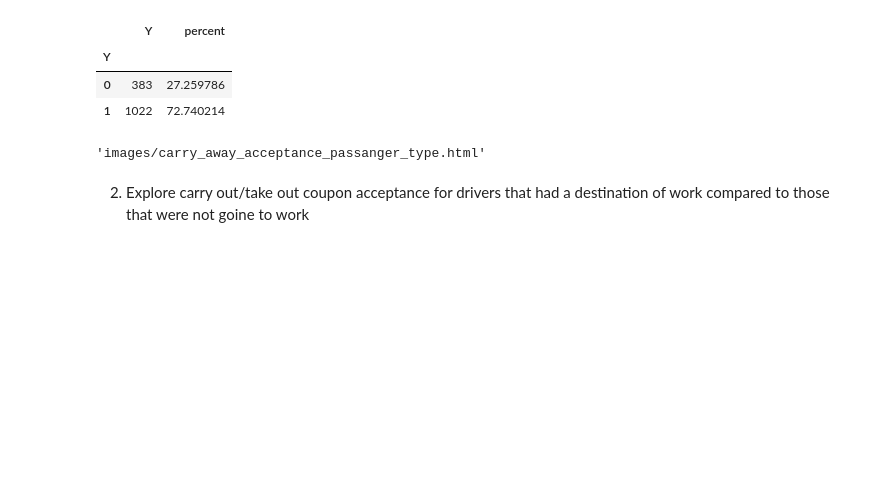
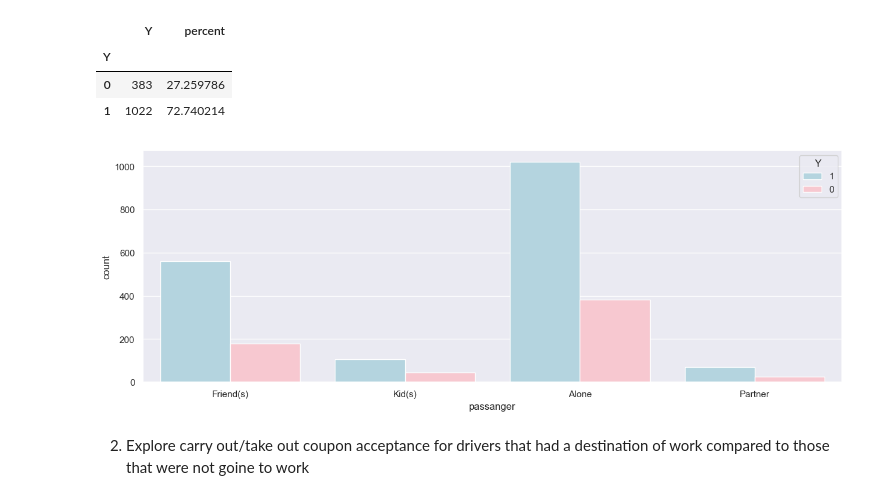
Before and after one commit to kesavan2017/ucbe-AIML-practical-application-51, a Jupyter notebook: prompt.ipynb, the cells around one changed output. Saved outputs shown, nothing was run; the diff lists cells and outputs as text; code cells hidden in the pictures; blank space fills up the shorter version.

Commit message:
Added seaborn plots for two plotly plots to help flow for viewing in GitHub view of notebook

```diff
--- a/prompt.ipynb
+++ b/prompt.ipynb
@@ -606,10 +606,19 @@ display (df_carryaway_passanger_alone)
 # %%
 #Plotly express : note will not display in GitHub notebook
 pxfig_ind1 = px.bar(df_carry_away_coupon,x="passanger",title="Acceptance of Passanger type for Carry Away Coupon",color =df_carry_away_coupon.Y.astype(str), labels={"passanger": "Driver's Passanger Type"} )
 pxfig_ind1.show()
 pl.offline.plot(pxfig_ind1, filename='images/carry_away_acceptance_passanger_type.html')
+
+#Same graph in Seaborn to visualize in GitHub as well for ease of use:
+fig_ind1, ax = plt.subplots(figsize=(15, 5))
+sns.countplot(x="passanger",data=df_carry_away_coupon,
+                    hue=df_carry_away_coupon.Y.astype(str),
+                       palette=['lightblue', 'pink'])
+
+
+plt.show()
 # %% [output]
-'images/carry_away_acceptance_passanger_type.html'
+[figure, added]
 # %% [markdown]
 2. Explore carry out/take out coupon acceptance for drivers that had a destination of work compared to those that were not goine to work
 # %%
```
Also changed, not shown: parts of 1 cell of this notebook.
